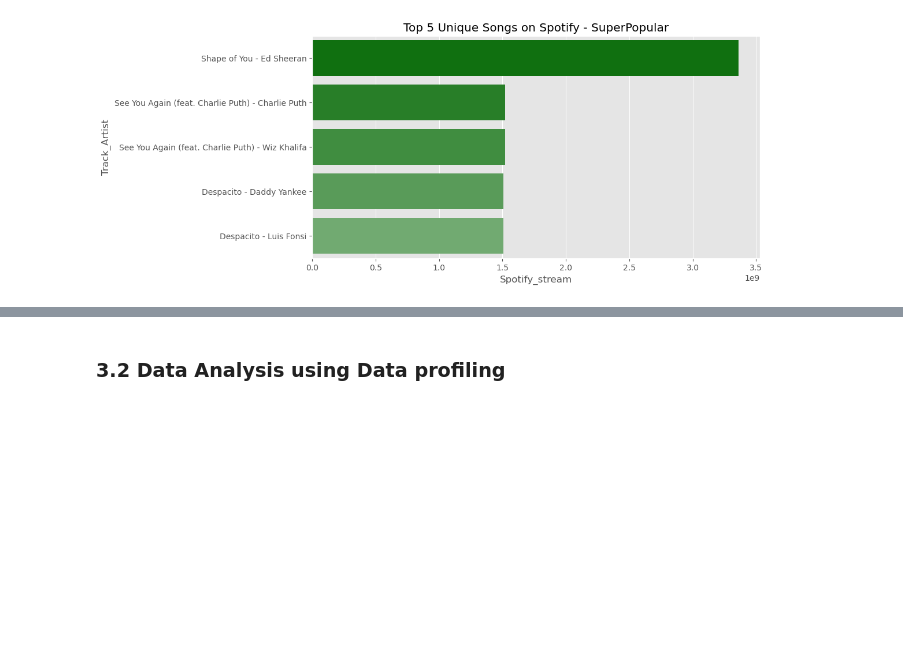
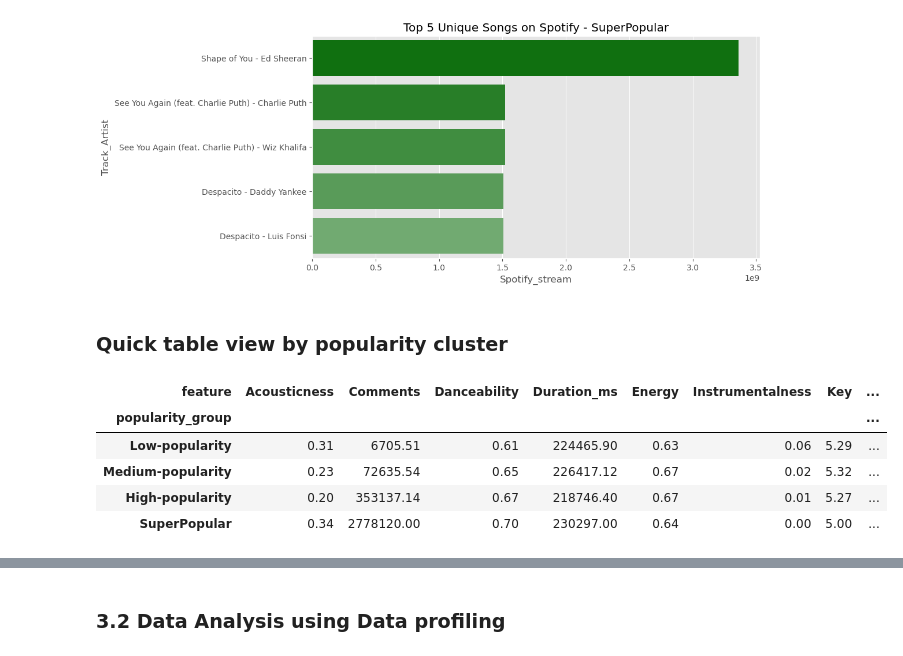
Before and after one commit to Edu126/Music-Analytics, a Jupyter notebook: music-analytics.ipynb, the cells around one changed output, grey strips where cells are left out. Saved outputs shown, nothing was run; the diff lists cells and outputs as text; code cells hidden in the pictures; blank space fills up the shorter version.

```diff
--- a/music-analytics.ipynb
+++ b/music-analytics.ipynb
@@ -338,3 +353,31 @@ for group in df_completed['popularity_group'].unique():
 [figure]
 [figure]
 [figure]
+# %% [markdown]
+### Quick table view by popularity cluster
+# %%
+# Let's check the mean by group of populatiry and its features
+
+# Columns that are not to be melted
+id_vars = ['Artist', 'Track', 'Album', 'Album_type', 'Licensed', 'Official_video', 'popularity_cluster', 'popularity_group', 'Album_album', 'Album_compilation', 'Album_single']
+
+groups_ordered = ['Low-popularity', 'Medium-popularity', 'High-popularity','SuperPopular']
+
+
+# Melt the dataframe
+df_melted = pd.melt(df_completed, id_vars=id_vars, var_name='feature', value_name='value')
+
+# Group by 'popularity_group' and 'feature', and calculate the mean
+df_pivot = df_melted.groupby(['popularity_group', 'feature'])['value'].mean().unstack()
+
+# Reindex the DataFrame to have an easier comparable visual
+df_pivot = df_pivot.reindex(groups_ordered)
+
+df_pivot.style.background_gradient(cmap='BuGn').set_precision(2)
+# %% [output]
+| feature | Acousticness | Comments | Danceability | Duration_ms | Energy | Instrumentalness | Key | ... |
+| popularity_group |  |  |  |  |  |  |  | ... |
+| Low-popularity | 0.31 | 6705.51 | 0.61 | 224465.90 | 0.63 | 0.06 | 5.29 | ... |
+| Medium-popularity | 0.23 | 72635.54 | 0.65 | 226417.12 | 0.67 | 0.02 | 5.32 | ... |
+| High-popularity | 0.20 | 353137.14 | 0.67 | 218746.40 | 0.67 | 0.01 | 5.27 | ... |
+| SuperPopular | 0.34 | 2778120.00 | 0.70 | 230297.00 | 0.64 | 0.00 | 5.00 | ... |
```
Also changed, not shown: parts of 20 cells of this notebook.
